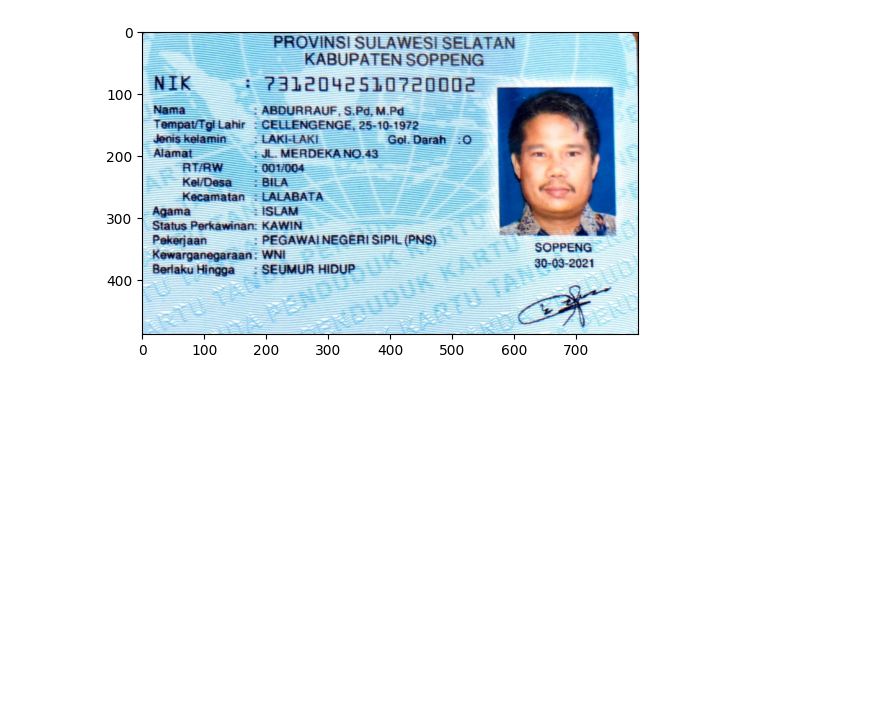
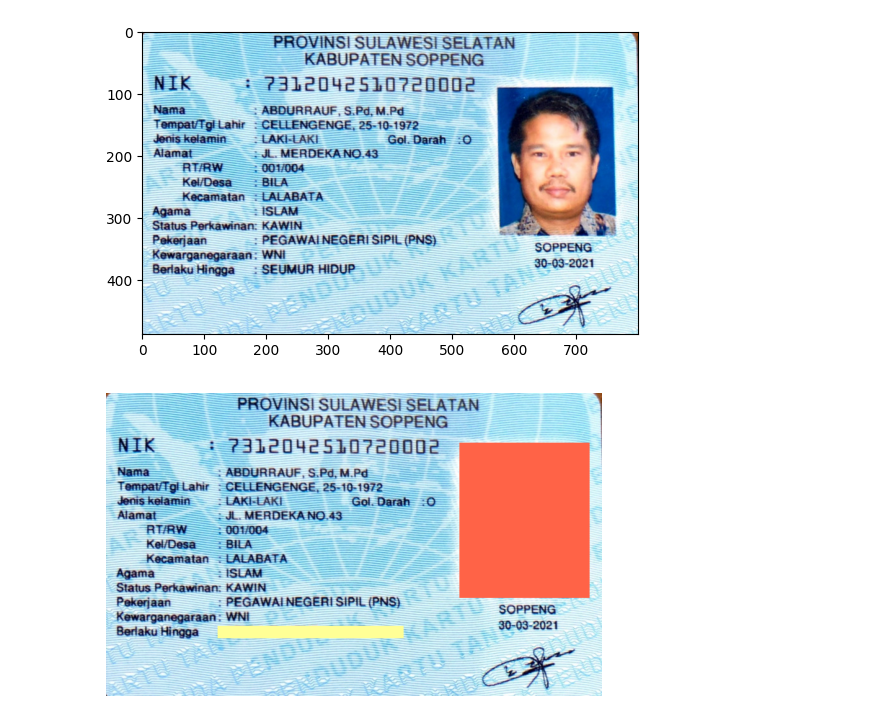
Before and after one commit to mafazann/PCVK_Ganjil_2023, a Jupyter notebook: Week1.ipynb, the cells around one changed output. Drawn from its saved outputs; the diff is of its cells as text; code cells hidden in the pictures; blank space fills up the shorter version.

```diff
--- a/Week1.ipynb
+++ b/Week1.ipynb
@@ -228,3 +228,31 @@ plt.imshow(gambar_rgb)
 # %% [output]
 <matplotlib.image.AxesImage at 0x...>
 [figure]
+# %%
+# Menentukan koordinat dan ukuran kotak
+x_box = 180
+y_box = 375
+width_box = 300
+height_box = 20
+
+# Membuat gambar baru dengan kotak berwarna putih
+image_with_box = gambar_rgb
+for y in range(y_box, y_box + height_box):
+    for x in range(x_box, x_box + width_box):
+        image_with_box[y, x] = [255, 255, 150]
+
+x_box = 570
+y_box = 80
+width_box = 210
+height_box = 250
+image_with_box = gambar_rgb
+for y in range(y_box, y_box + height_box):
+    for x in range(x_box, x_box + width_box):
+        image_with_box[y, x] = [255, 99, 71]
+
+# Menampilkan gambar dengan kotak
+plt.imshow(image_with_box)
+plt.axis('off')  # Menghilangkan sumbu
+plt.show()
+# %% [output]
+[figure, added]
```
Also changed, not shown: parts of 1 cell of this notebook.
